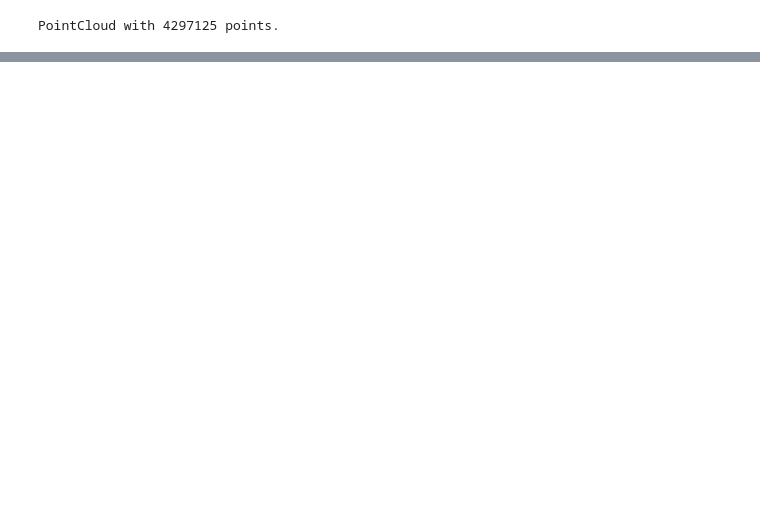
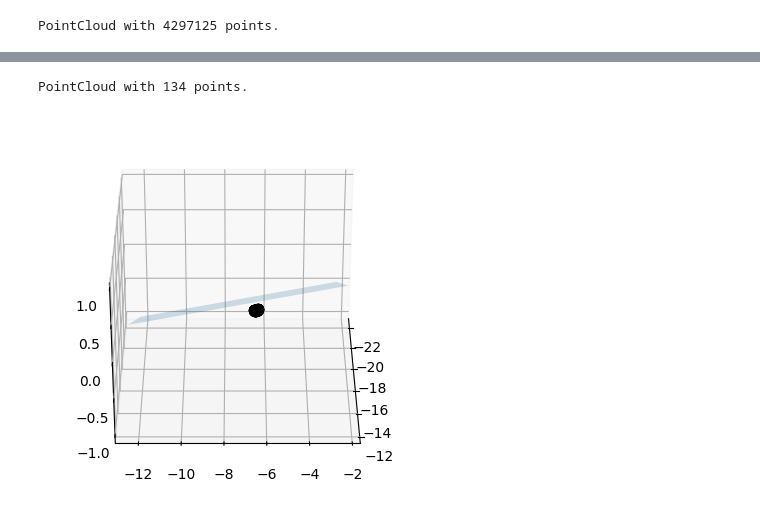
Before and after one commit to Wojcik98/femern_project, a Jupyter notebook: femern_project_main/scripts/analyze.ipynb, the cells around one changed output, grey strips where cells are left out. Cells and saved outputs as stored; diff of their text form; code cells hidden in the pictures; blank space fills up the shorter version.

```diff
--- a/femern_project_main/scripts/analyze.ipynb
+++ b/femern_project_main/scripts/analyze.ipynb
@@ -30,0 +53,11 @@ o3d.visualization.draw_geometries([downpcd])
+# %%
+hole_points = []
+for point in points:
+    if plane.distance_point(point) > 0.15:
+        hole_points.append(point)
+# %%
+pcd = o3d.geometry.PointCloud()
+pcd.points = o3d.utility.Vector3dVector(hole_points)
+pcd.paint_uniform_color([1.0, 0, 0])
+# %% [output]
+PointCloud with 134 points.
@@ -30,0 +66,9 @@ o3d.visualization.draw_geometries([downpcd])
+# %%
+fig, ax = plot_3d(
+    hole_points.plotter(c='k', s=50, depthshade=False),
+    plane.plotter(alpha=0.2, lims_x=(-5, 5), lims_y=(-5, 5)),
+)
+
+ax.view_init(30, 0)
+# %% [output]
+[figure, added]
```
Also changed, not shown: parts of 11 cells of this notebook.
